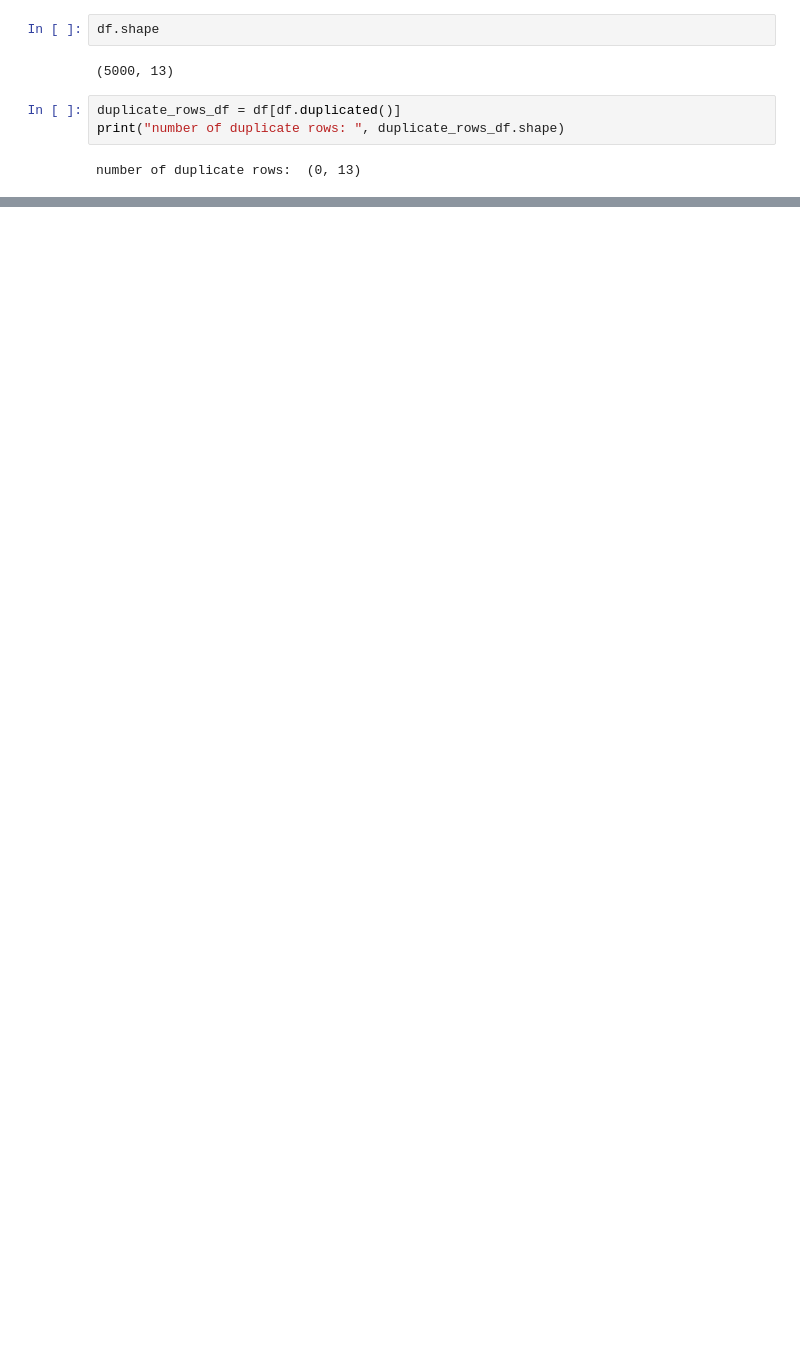
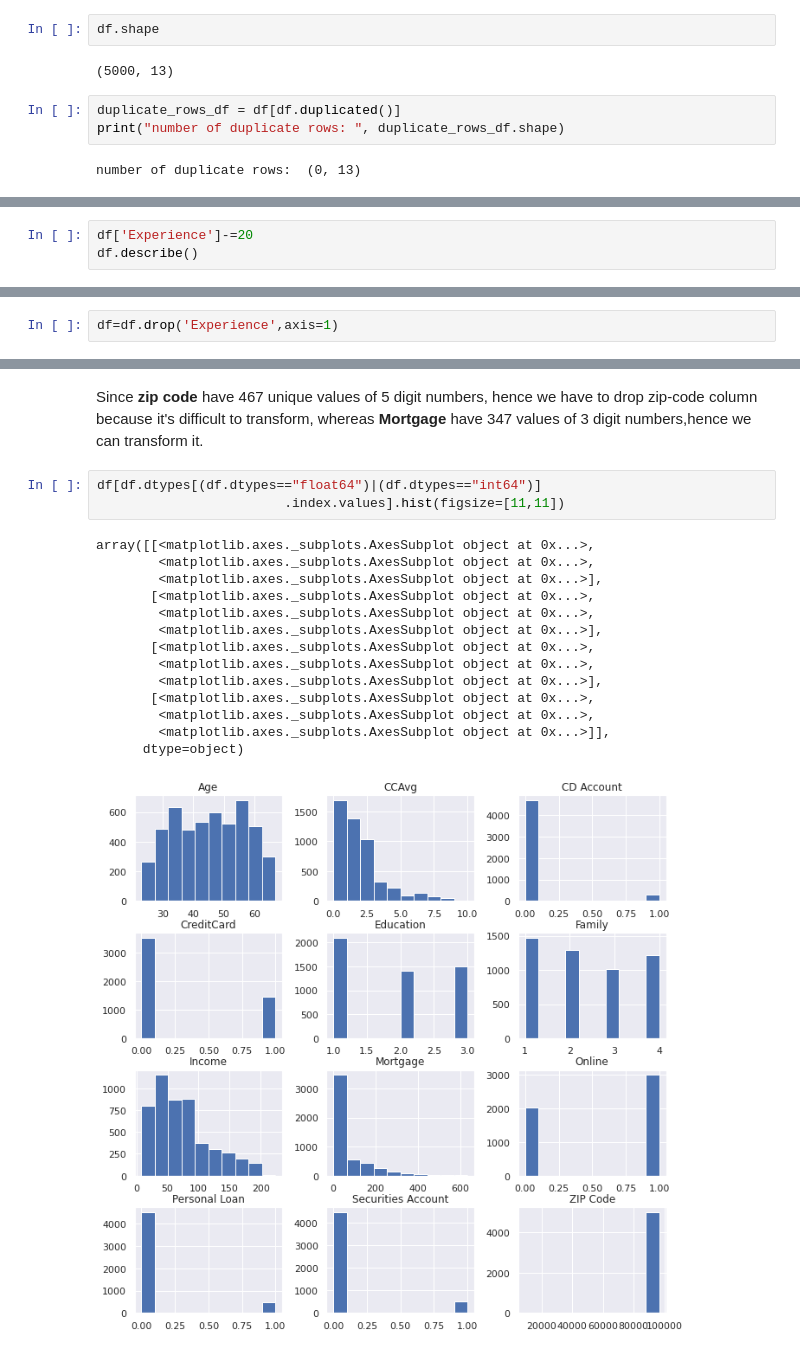
Before and after one commit to savika10/ML--classification, a Jupyter notebook: Marketing_campaign_for_Banking_products.ipynb, the cells around one changed output, grey strips where cells are left out. Cells and saved outputs as stored; diff of their text form; blank space fills up the shorter version.

```diff
--- a/Marketing_campaign_for_Banking_products.ipynb
+++ b/Marketing_campaign_for_Banking_products.ipynb
@@ -289,0 +199,3 @@ Name: ZIP Code, dtype: float64
+# %%
+df['Experience']-=20
+df.describe()
@@ -289,0 +214,2 @@ Name: ZIP Code, dtype: float64
+# %%
+df=df.drop('Experience',axis=1)
@@ -289,0 +232,20 @@ Name: ZIP Code, dtype: float64
+# %% [markdown]
+Since **zip code** have 467 unique values of 5 digit numbers, hence we have to drop zip-code column because it's difficult to transform, whereas **Mortgage** have 347 values of 3 digit numbers,hence we can transform it.
+# %%
+df[df.dtypes[(df.dtypes=="float64")|(df.dtypes=="int64")]
+                        .index.values].hist(figsize=[11,11])
+# %% [output]
+array([[<matplotlib.axes._subplots.AxesSubplot object at 0x...>,
+        <matplotlib.axes._subplots.AxesSubplot object at 0x...>,
+        <matplotlib.axes._subplots.AxesSubplot object at 0x...>],
+       [<matplotlib.axes._subplots.AxesSubplot object at 0x...>,
+        <matplotlib.axes._subplots.AxesSubplot object at 0x...>,
+        <matplotlib.axes._subplots.AxesSubplot object at 0x...>],
+       [<matplotlib.axes._subplots.AxesSubplot object at 0x...>,
+        <matplotlib.axes._subplots.AxesSubplot object at 0x...>,
+        <matplotlib.axes._subplots.AxesSubplot object at 0x...>],
+       [<matplotlib.axes._subplots.AxesSubplot object at 0x...>,
+        <matplotlib.axes._subplots.AxesSubplot object at 0x...>,
+        <matplotlib.axes._subplots.AxesSubplot object at 0x...>]],
+      dtype=object)
+[figure, added]
```
Also changed, not shown: parts of 58 cells of this notebook.
